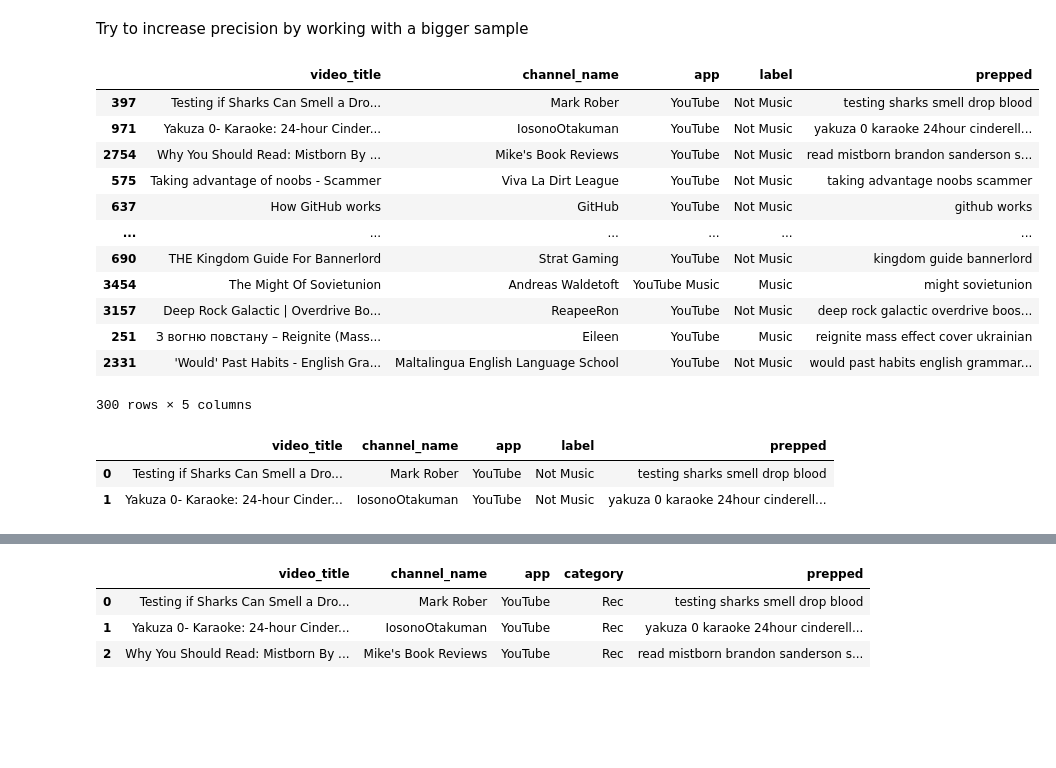
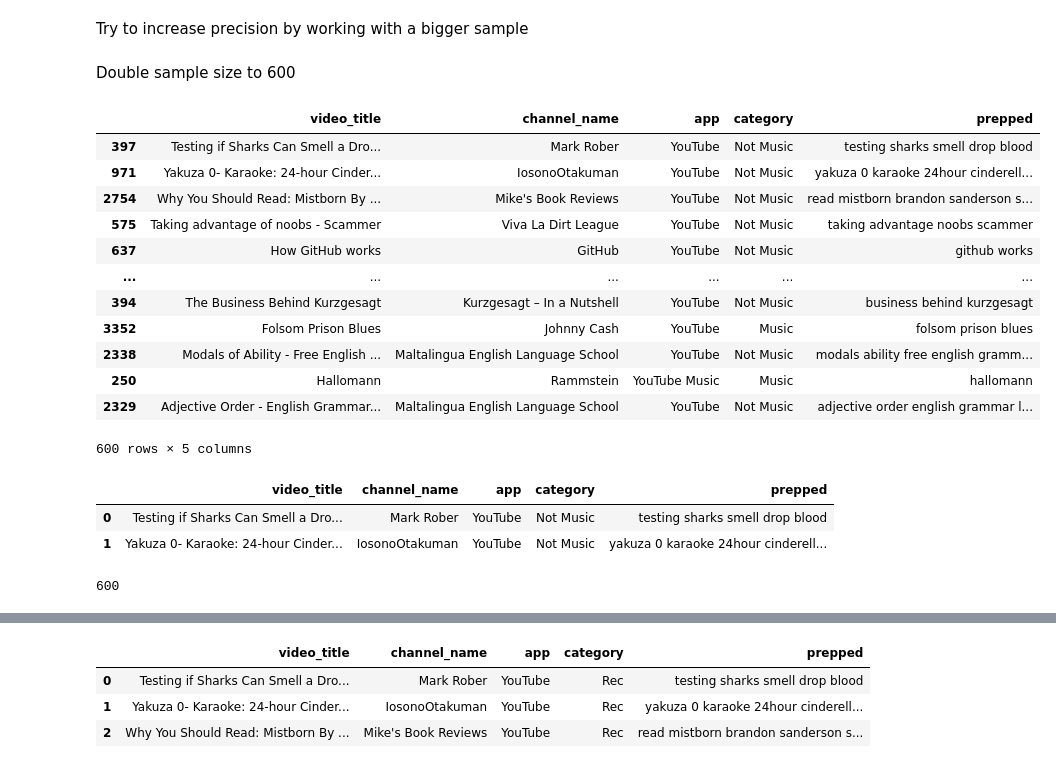
Before and after one commit to SanAntonik/yt_activity_analysis, a Jupyter notebook: classify.ipynb, the cells around one changed output, grey strips where cells are left out. Cells and saved outputs as stored; diff of their text form; code cells hidden in the pictures; blank space fills up the shorter version.

Commit message:
Third try with sample_size=600 and train_size=479

```diff
--- a/classify.ipynb
+++ b/classify.ipynb
@@ -67,6 +67,6 @@ def initial_classification(row):
         category = "Not Music"
     return category
 # %%
-df["label"] = df.apply(initial_classification, axis=1)
+df["category"] = df.apply(initial_classification, axis=1)
 df.head(3)
 # %% [output]
@@ -82,14 +82,14 @@ music_df = df.loc[df["app"] == "YouTube Music"]
 True
 # %%
 def classification(row):
-    category = row["label"]
-    if row["label"] == "Not Music":
+    category = row["category"]
+    if row["category"] == "Not Music":
         if row["channel_name"] in music_df["channel_name"].values:
             category = "Music"
         elif row["video_title"] in music_df["video_title"].values:
             category = "Music"
     return category
 # %%
-df["label"] = df.apply(classification, axis=1)
+df["category"] = df.apply(classification, axis=1)
 df
 # %% [output]
@@ -354,27 +354,33 @@ Let's preserve the dataset above just in case
 Time for labeling
 # %% [markdown]
 Try to increase precision by working with a bigger sample
+# %% [markdown]
+Double sample size to 600
 # %%
-sample = prepped_df.sample(n=300, random_state=42).drop(["time"], axis=1)
+sample = prepped_df.sample(n=600, random_state=42).drop(["time"], axis=1)
 sample
 # %% [output]
-|  | video_title | channel_name | app | label | prepped |
+|  | video_title | channel_name | app | category | prepped |
 | 397 | Testing if Sharks Can Smell a Dro... | Mark Rober | YouTube | Not Music | testing sharks smell drop blood |
 | 971 | Yakuza 0- Karaoke: 24-hour Cinder... | IosonoOtakuman | YouTube | Not Music | yakuza 0 karaoke 24hour cinderell... |
 | 2754 | Why You Should Read: Mistborn By ... | Mike's Book Reviews | YouTube | Not Music | read mistborn brandon sanderson s... |
 | 575 | Taking advantage of noobs - Scammer | Viva La Dirt League | YouTube | Not Music | taking advantage noobs scammer |
 | 637 | How GitHub works | GitHub | YouTube | Not Music | github works |
 | ... | ... | ... | ... | ... | ... |
-| 690 | THE Kingdom Guide For Bannerlord | Strat Gaming | YouTube | Not Music | kingdom guide bannerlord |
-| 3454 | The Might Of Sovietunion | Andreas Waldetoft | YouTube Music | Music | might sovietunion |
-| 3157 | Deep Rock Galactic | Overdrive Bo... | ReapeeRon | YouTube | Not Music | deep rock galactic overdrive boos... |
-| 251 | З вогню повстану – Reignite (Mass... | Eileen | YouTube | Music | reignite mass effect cover ukrainian |
-| 2331 | 'Would' Past Habits - English Gra... | Maltalingua English Language School | YouTube | Not Music | would past habits english grammar... |
+| 394 | The Business Behind Kurzgesagt | Kurzgesagt – In a Nutshell | YouTube | Not Music | business behind kurzgesagt |
+| 3352 | Folsom Prison Blues | Johnny Cash | YouTube | Music | folsom prison blues |
+| 2338 | Modals of Ability - Free English ... | Maltalingua English Language School | YouTube | Not Music | modals ability free english gramm... |
+| 250 | Hallomann | Rammstein | YouTube Music | Music | hallomann |
+| 2329 | Adjective Order - English Grammar... | Maltalingua English Language School | YouTube | Not Music | adjective order english grammar l... |
-300 rows × 5 columns
+600 rows × 5 columns
 # %%
 sample = sample.reset_index(drop=True)
 sample.head(2)
 # %% [output]
-|  | video_title | channel_name | app | label | prepped |
+|  | video_title | channel_name | app | category | prepped |
 | 0 | Testing if Sharks Can Smell a Dro... | Mark Rober | YouTube | Not Music | testing sharks smell drop blood |
 | 1 | Yakuza 0- Karaoke: 24-hour Cinder... | IosonoOtakuman | YouTube | Not Music | yakuza 0 karaoke 24hour cinderell... |
+# %%
+len(sample)
+# %% [output]
+600
```
Also changed, not shown: parts of 23 cells of this notebook.
